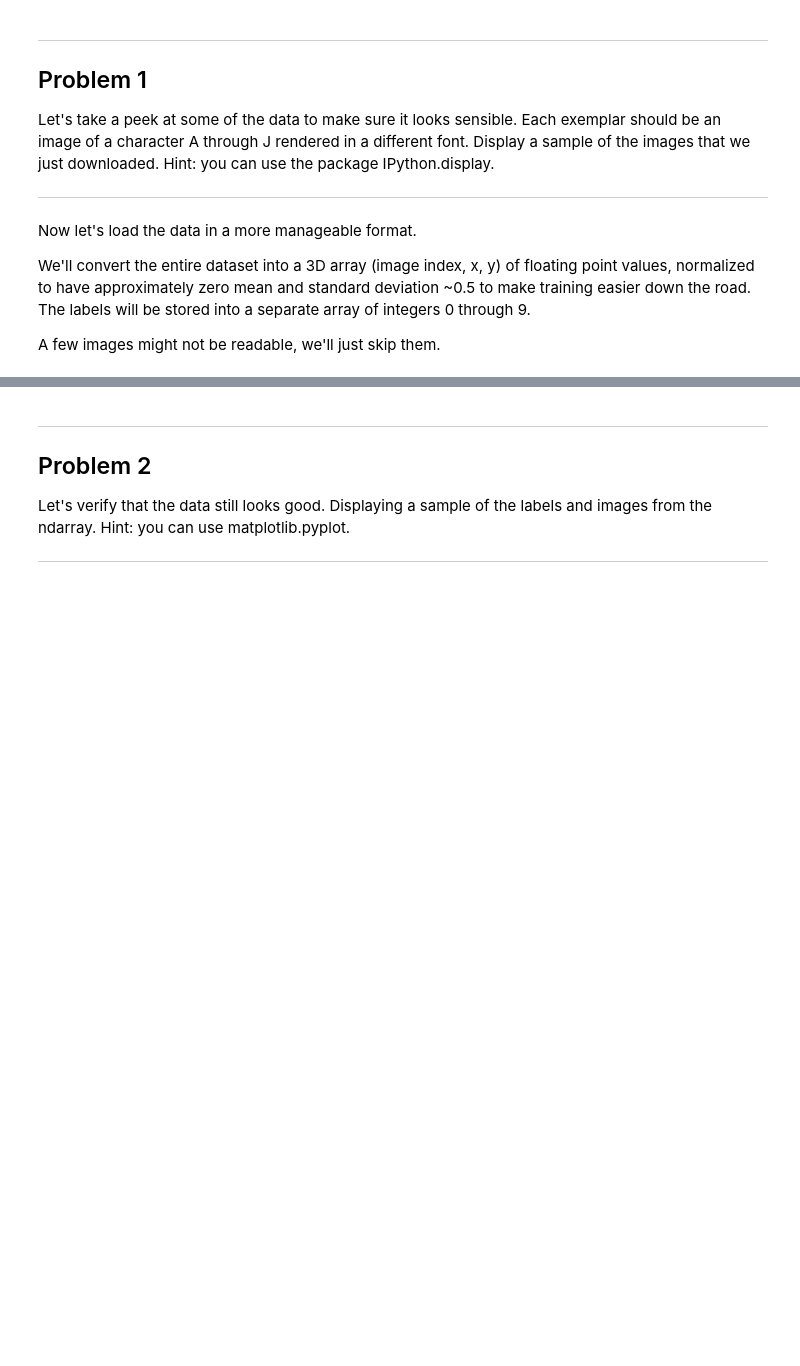
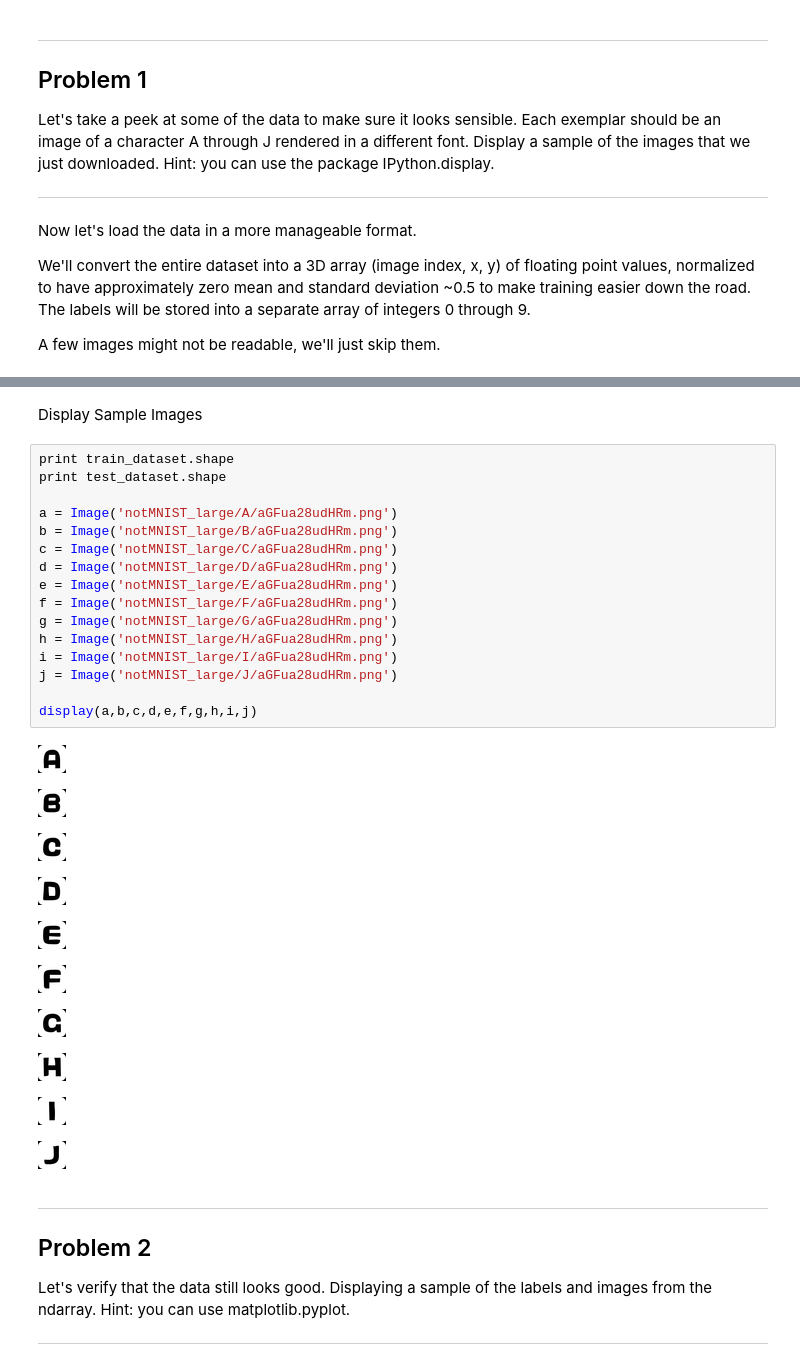
Before and after one commit to manmax31/Machine-Learning, a Jupyter notebook: tensorflow/1_notmnist.ipynb, the cells around one changed output, grey strips where cells are left out. Saved outputs shown, nothing was run; the diff lists cells and outputs as text; blank space fills up the shorter version.

```diff
--- a/tensorflow/1_notmnist.ipynb
+++ b/tensorflow/1_notmnist.ipynb
@@ -142,3 +270,32 @@ Labels: (18724,)
+# %% [markdown]
+Display Sample Images
+# %%
+print train_dataset.shape
+print test_dataset.shape
+
+a = Image('notMNIST_large/A/aGFua28udHRm.png')
+b = Image('notMNIST_large/B/aGFua28udHRm.png')
+c = Image('notMNIST_large/C/aGFua28udHRm.png')
+d = Image('notMNIST_large/D/aGFua28udHRm.png')
+e = Image('notMNIST_large/E/aGFua28udHRm.png')
+f = Image('notMNIST_large/F/aGFua28udHRm.png')
+g = Image('notMNIST_large/G/aGFua28udHRm.png')
+h = Image('notMNIST_large/H/aGFua28udHRm.png')
+i = Image('notMNIST_large/I/aGFua28udHRm.png')
+j = Image('notMNIST_large/J/aGFua28udHRm.png')
+
+display(a,b,c,d,e,f,g,h,i,j)
+# %% [output]
+[figure, added]
+[figure, added]
+[figure, added]
+[figure, added]
+[figure, added]
+[figure, added]
+[figure, added]
+[figure, added]
+[figure, added]
+[figure, added]
 # %% [markdown]
 ---
 Problem 2
```
Also changed, not shown: parts of 22 cells of this notebook, 1 other file.
